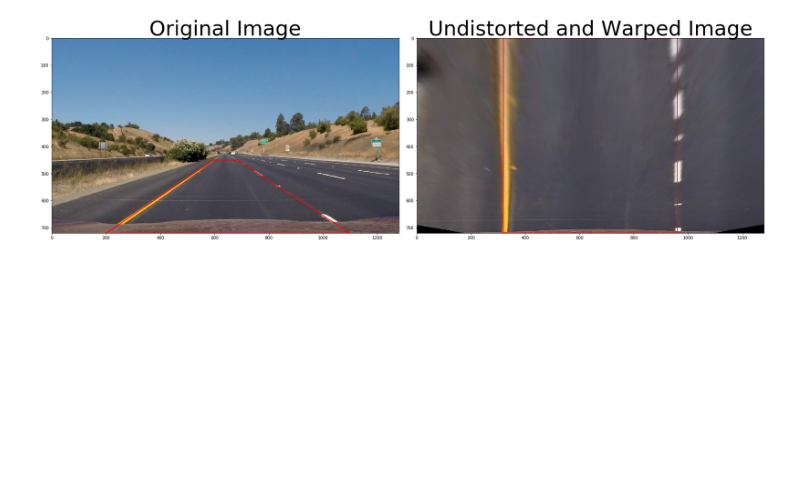
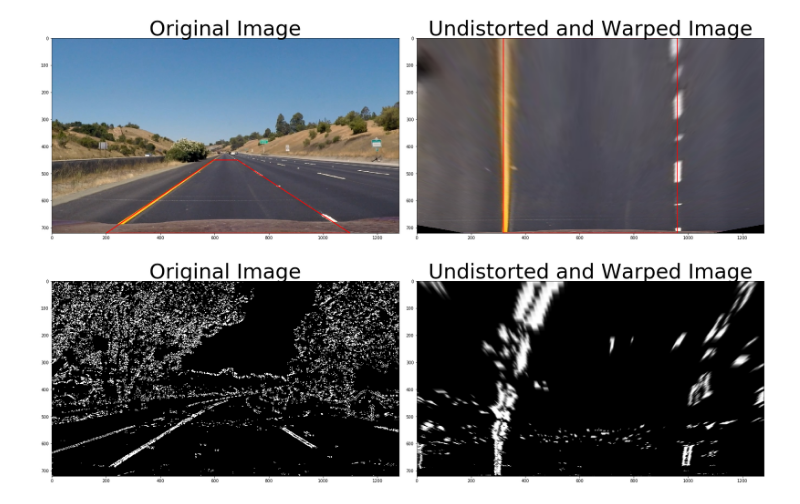
Before and after one commit to tsenying/CarND-Advanced-Lane-Lines, a Jupyter notebook: AdvancedLaneFinding.ipynb, the cells around one changed output. Cells and saved outputs as stored; diff of their text form; code cells hidden in the pictures; blank space fills up the shorter version.

```diff
--- a/AdvancedLaneFinding.ipynb
+++ b/AdvancedLaneFinding.ipynb
@@ -375,7 +375,7 @@ ax2.set_title('Undistorted', fontsize=50)
 import cv2
 import numpy as np
 
-def image_warp(img, mtx, dist, src, dst):
+def image_warp(img, mtx, dist, M):
     """Warp image using perspective transform
 
     First, undistort image using camera calibration
@@ -384,11 +384,10 @@ def image_warp(img, mtx, dist, src, dst):
         img (numpy.ndarray): Source image. Color channels in RGB order.
         mtx: camera matrix,
         dist: distortion coefficients
-        src (numpy.ndarray): source points
-        dst (numpy.ndarray): destination points
+        M: the transform matrix
 
     Returns:
-        (warped, M): warped image, transform matrix
+        (warped): warped image
     """
 
     # Pass in your image into this function
@@ -396,15 +395,12 @@ def image_warp(img, mtx, dist, src, dst):
     # 1) Undistort using mtx and dist
     img = cv2.undistort(img, mtx, dist, None, mtx)
 
-    # 2) use cv2.getPerspectiveTransform() to get M, the transform matrix
-    M = cv2.getPerspectiveTransform(src, dst)
-
     img_size = (img.shape[1], img.shape[0]) # note switch of x,y order
 
     # 3) use cv2.warpPerspective() to warp your image to a top-down view
     warped = cv2.warpPerspective(img, M, img_size, flags=cv2.INTER_LINEAR)
 
-    return warped, M
+    return warped
 # %%
 import pickle
 import cv2
@@ -440,8 +436,11 @@ dst_points = [
     [320, 720]]
 dst = np.float32(dst_points)
 
+# Use cv2.getPerspectiveTransform() to get M, the transform matrix
+M = cv2.getPerspectiveTransform(src, dst)
+
 # warp image
-img_warped, M = image_warp(img, mtx, dist, src, dst)
+img_warped = image_warp(img, mtx, dist, M)
 
 # display result
 f, (ax1, ax2) = plt.subplots(1, 2, figsize=(24, 9))
@@ -476,3 +475,20 @@ ax2.set_title('Undistorted and Warped Image', fontsize=50)
 plt.subplots_adjust(left=0., right=1, top=0.9, bottom=0.)
 # %% [output]
 [figure]
+# %%
+# Check curved lines from Gradient and Color threshold binary
+
+# warp image
+combined_binary_warped = image_warp(combined_binary, mtx, dist, M)
+
+# display result
+f, (ax1, ax2) = plt.subplots(1, 2, figsize=(24, 9))
+f.tight_layout()
+ax1.imshow( combined_binary, cmap='gray' )
+ax1.set_title('Original Image', fontsize=50)
+
+ax2.imshow( combined_binary_warped, cmap='gray' )
+ax2.set_title('Undistorted and Warped Image', fontsize=50)
+plt.subplots_adjust(left=0., right=1, top=0.9, bottom=0.)
+# %% [output]
+[figure, added]
```
Also changed, not shown: parts of 2 cells of this notebook.
